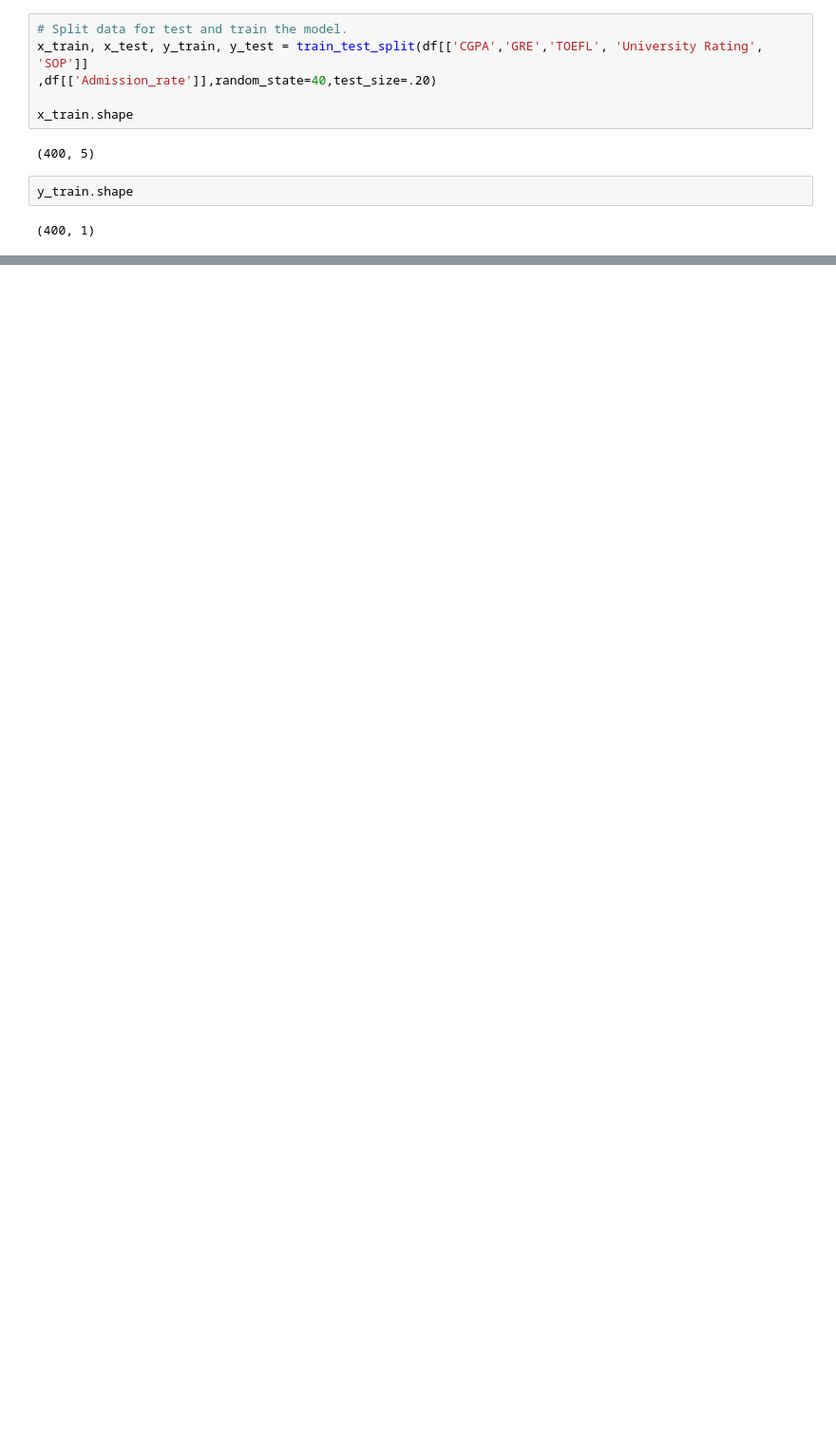
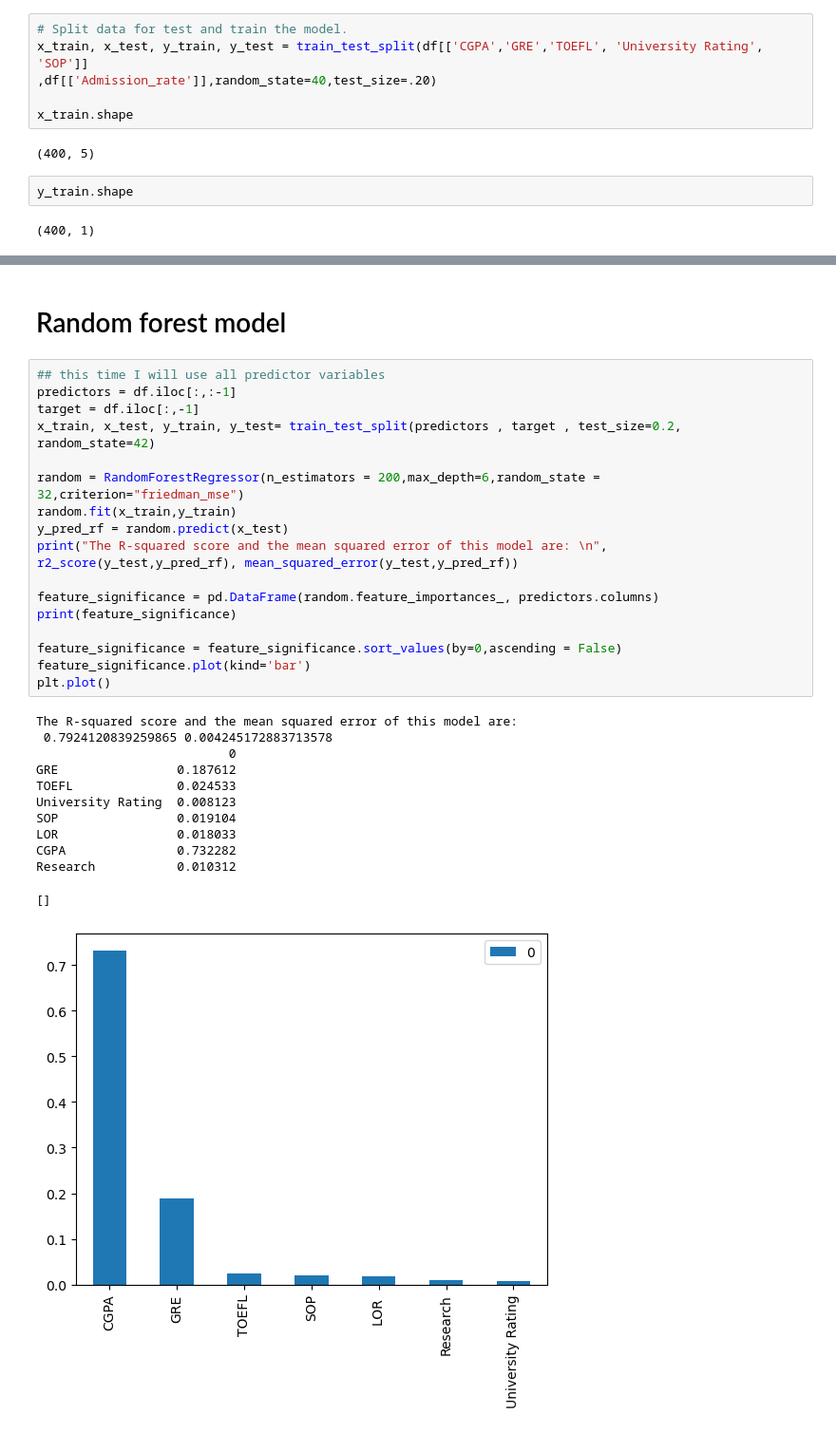
Before and after one commit to anly512/5300-project-group-26, a Jupyter notebook: code.ipynb, the cells around one changed output, grey strips where cells are left out. Shown at 95% size. Drawn from its saved outputs; the diff is of its cells as text; blank space fills up the shorter version.

```diff
--- a/code.ipynb
+++ b/code.ipynb
@@ -133,0 +161,32 @@ The predicting accuracy of this linear model is:
+# %% [markdown]
+# Random forest model
+# %%
+## this time I will use all predictor variables
+predictors = df.iloc[:,:-1]
+target = df.iloc[:,-1]
+x_train, x_test, y_train, y_test= train_test_split(predictors , target , test_size=0.2, random_state=42)
+
+random = RandomForestRegressor(n_estimators = 200,max_depth=6,random_state = 32,criterion="friedman_mse")
+random.fit(x_train,y_train)
+y_pred_rf = random.predict(x_test)
+print("The R-squared score and the mean squared error of this model are: \n", r2_score(y_test,y_pred_rf), mean_squared_error(y_test,y_pred_rf))
+
+feature_significance = pd.DataFrame(random.feature_importances_, predictors.columns)
+print(feature_significance)
+
+feature_significance = feature_significance.sort_values(by=0,ascending = False)
+feature_significance.plot(kind='bar')
+plt.plot()
+# %% [output]
+The R-squared score and the mean squared error of this model are:
+ 0.7924120839259865 0.004245172883713578
+                          0
+GRE                0.187612
+TOEFL              0.024533
+University Rating  0.008123
+SOP                0.019104
+LOR                0.018033
+CGPA               0.732282
+Research           0.010312
+[]
+[figure, added]
```
Also changed, not shown: parts of 6 cells of this notebook.
